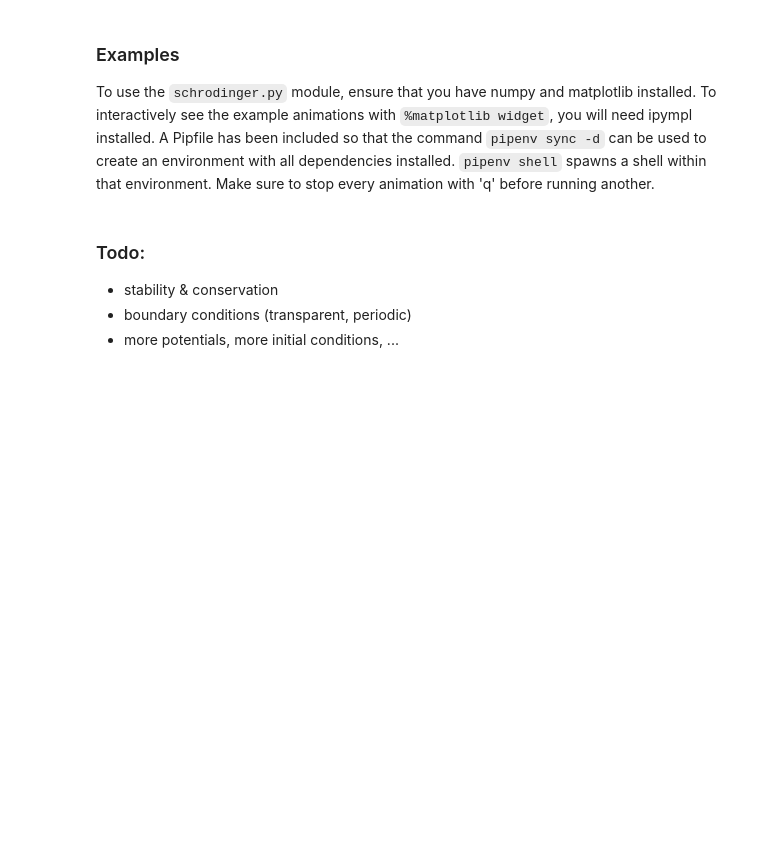
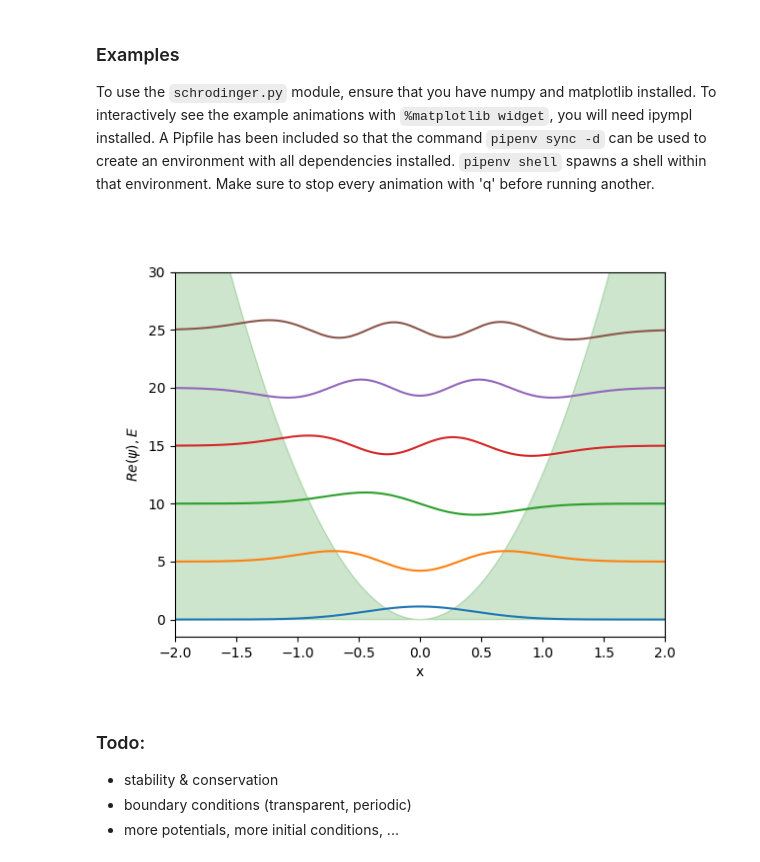
Before and after one commit to aydencook03/schrodinger_simulation, a Jupyter notebook: Examples.ipynb, the cells around one changed output. Saved outputs shown, nothing was run; the diff lists cells and outputs as text; code cells hidden in the pictures; blank space fills up the shorter version.

Commit message:
eigenstates

```diff
--- a/Examples.ipynb
+++ b/Examples.ipynb
@@ -95,7 +102,25 @@ particle.animate(x_lim=(-3, 3), notebook=True, damp_eigen=True, v_scale=1)
 # %%
 # Example 6: Simple Harmonic Oscillator Eigenstates
 
-# evolve the eigenstate in time
+import matplotlib.pyplot as plt
+import numpy as np
+
+particle = Particle.from_initial(wave_packet, x_0=0, p_0=0, sigma_x=1)
+particle.add_potential(simple_harmonic, omega=5.0)
+particle.find_eigenstates(count=6)
+
+fig = plt.figure("Simple Harmonic Oscillator Eigenstates")
+ax = fig.add_subplot()
+for n, psi_y in enumerate(particle.eigenstates):
+    ax.plot(particle.psi.x, np.real(psi_y) + 5*n)
+ax.fill_between(particle.psi.x, 0, particle.potential(), color='green', alpha=0.2)
+ax.set_xlabel("x")
+ax.set_ylabel("$\psi, E$")
+ax.set_xlim([-2, 2])
+ax.set_ylim([-1.5, 30])
+plt.show()
+# %% [output]
+[figure, added]
 # %%
 # Example 7: Periodic Square Wells
 # %% [markdown]
```
Also changed, not shown: parts of 2 cells of this notebook, 1 other file.
